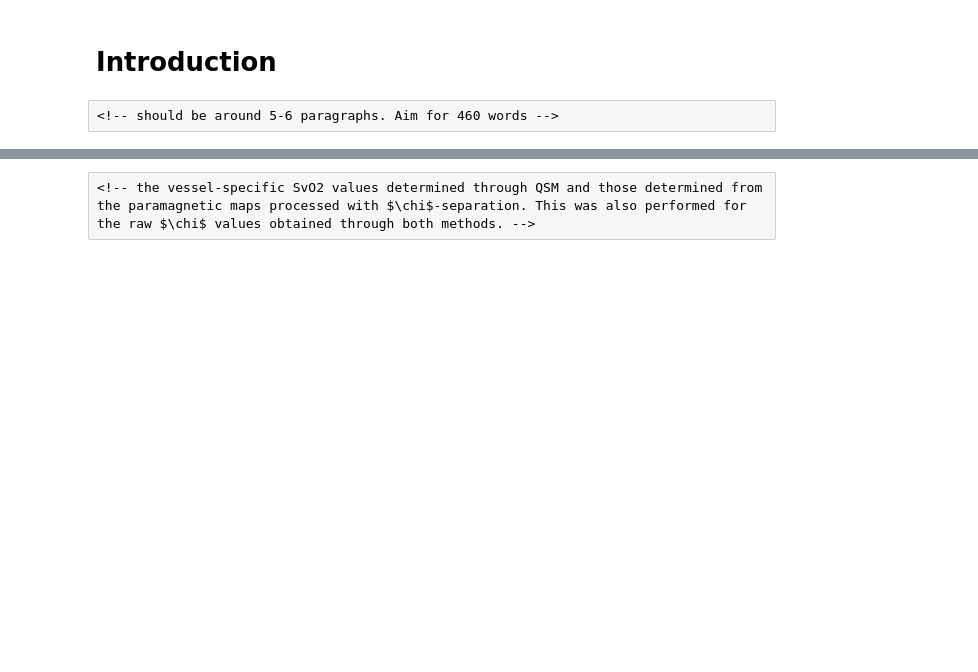
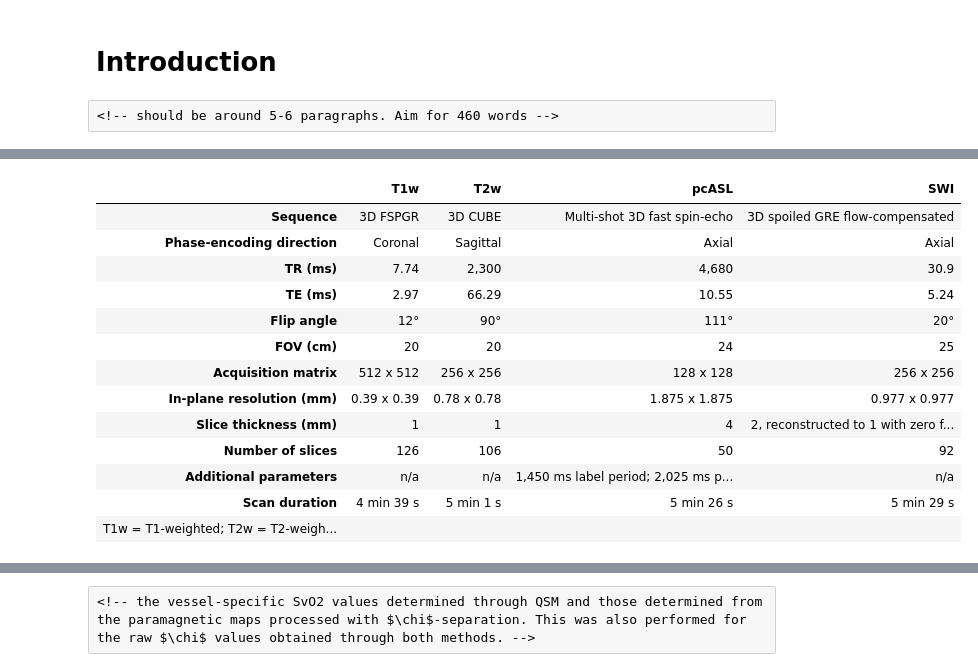
Before and after one commit to WeberLab/Chisep_CSVO2_Manuscript, a Jupyter notebook: index.embed.ipynb, the cells around one changed output, grey strips where cells are left out. Cells and saved outputs as stored; diff of their text form; code cells hidden in the pictures; blank space fills up the shorter version.

```diff
--- a/index.embed.ipynb
+++ b/index.embed.ipynb
@@ -265,0 +88,43 @@ Statistical analysis of the acquired data was performed using R and RStudio (v.
+# %%
+df <- data.frame(Scan = character(), T1w = character(), T2w = character(), pcASL = character(), SWI = character(), stringsAsFactors = FALSE)
+df[1,] <- c("Sequence", "3D FSPGR", "3D CUBE", "Multi-shot 3D fast spin-echo", "3D spoiled GRE flow-compensated")
+df[2,] <- c("Phase-encoding direction", "Coronal", "Sagittal", "Axial", "Axial")
+df[3,] <- c("TR (ms)", "7.74", "2,300", "4,680", "30.9")
+df[4,] <- c("TE (ms)", "2.97", "66.29", "10.55", "5.24")
+df[5,] <- c("Flip angle", "12\U00B0", "90\U00B0", "111\U00B0", "20\U00B0")
+df[6,] <- c("FOV (cm)", "20", "20", "24", "25")
+df[7,] <- c("Acquisition matrix", "512 x 512", "256 x 256", "128 x 128", "256 x 256")
+df[8,] <- c("In-plane resolution (mm)", "0.39 x 0.39", "0.78 x 0.78", "1.875 x 1.875", "0.977 x 0.977")
+df[9,] <- c("Slice thickness (mm)", "1", "1", "4", "2, reconstructed to 1 with zero filling (ZIP2)")
+df[10,] <- c("Number of slices", "126", "106", "50", "92")
+df[11,] <- c("Additional parameters", "n/a", "n/a", "1,450 ms label period;\n 2,025 ms pulse label;\n 24 control-label pairs", "n/a")
+df[12,] <- c("Scan duration", "4 min 39 s", "5 min 1 s", "5 min 26 s", "5 min 29 s")
+
+footnotetext="T1w = T1-weighted; T2w = T2-weighted; pcASL = pseudo-continuous arterial spin labelling; SWI = susceptibility weighted imaging; FSPG = fast spoiled gradient echo; CUBE = General Electric name of sequence, not an acronym; GRE = gradient echo; ZIP2 = through-plane zero filling interpolation"
+
+if (knitr::is_latex_output()) {
+colnames(df)[1] <- ""
+df[11,] <- linebreak(df[11,])
+df |>
+  kbl(format = "latex",
+    booktabs = TRUE,
+    longtable = TRUE,
+    linesep = "",
+    align = "l",
+    escape = FALSE) |>
+    kable_styling(font_size = 8, position = "center", latex_options = c("hold_position", "scale_down"), full_width = FALSE) |>
+    footnote(general_title = "",
+           footnote_as_chunk = TRUE,
+           threeparttable = TRUE,
+           general = footnotetext) |>
+    column_spec(1, width="8em") |>
+    column_spec(4, width="9em") |>
+    column_spec(5, width="9em")
+} else {
+df |>
+    mutate(across(everything(), ~ str_replace_all(., "\n", "<br>"))) |>
+    gt(rowname_col = "Scan") |> tab_footnote(footnotetext) |>
+    fmt_markdown(columns = TRUE) |>
+    tab_options(quarto.disable_processing = TRUE)
+}
+# %% [output]
@@ -265,0 +133,14 @@ Statistical analysis of the acquired data was performed using R and RStudio (v.
+|  | T1w | T2w | pcASL | SWI |
+| Sequence | 3D FSPGR | 3D CUBE | Multi-shot 3D fast spin-echo | 3D spoiled GRE flow-compensated |
+| Phase-encoding direction | Coronal | Sagittal | Axial | Axial |
+| TR (ms) | 7.74 | 2,300 | 4,680 | 30.9 |
+| TE (ms) | 2.97 | 66.29 | 10.55 | 5.24 |
+| Flip angle | 12° | 90° | 111° | 20° |
+| FOV (cm) | 20 | 20 | 24 | 25 |
+| Acquisition matrix | 512 x 512 | 256 x 256 | 128 x 128 | 256 x 256 |
+| In-plane resolution (mm) | 0.39 x 0.39 | 0.78 x 0.78 | 1.875 x 1.875 | 0.977 x 0.977 |
+| Slice thickness (mm) | 1 | 1 | 4 | 2, reconstructed to 1 with zero f... |
+| Number of slices | 126 | 106 | 50 | 92 |
+| Additional parameters | n/a | n/a | 1,450 ms label period; 2,025 ms p... | n/a |
+| Scan duration | 4 min 39 s | 5 min 1 s | 5 min 26 s | 5 min 29 s |
+| T1w = T1-weighted; T2w = T2-weigh... |  |  |  |  |
```
Also changed, not shown: parts of 10 cells of this notebook, 13 other files.
